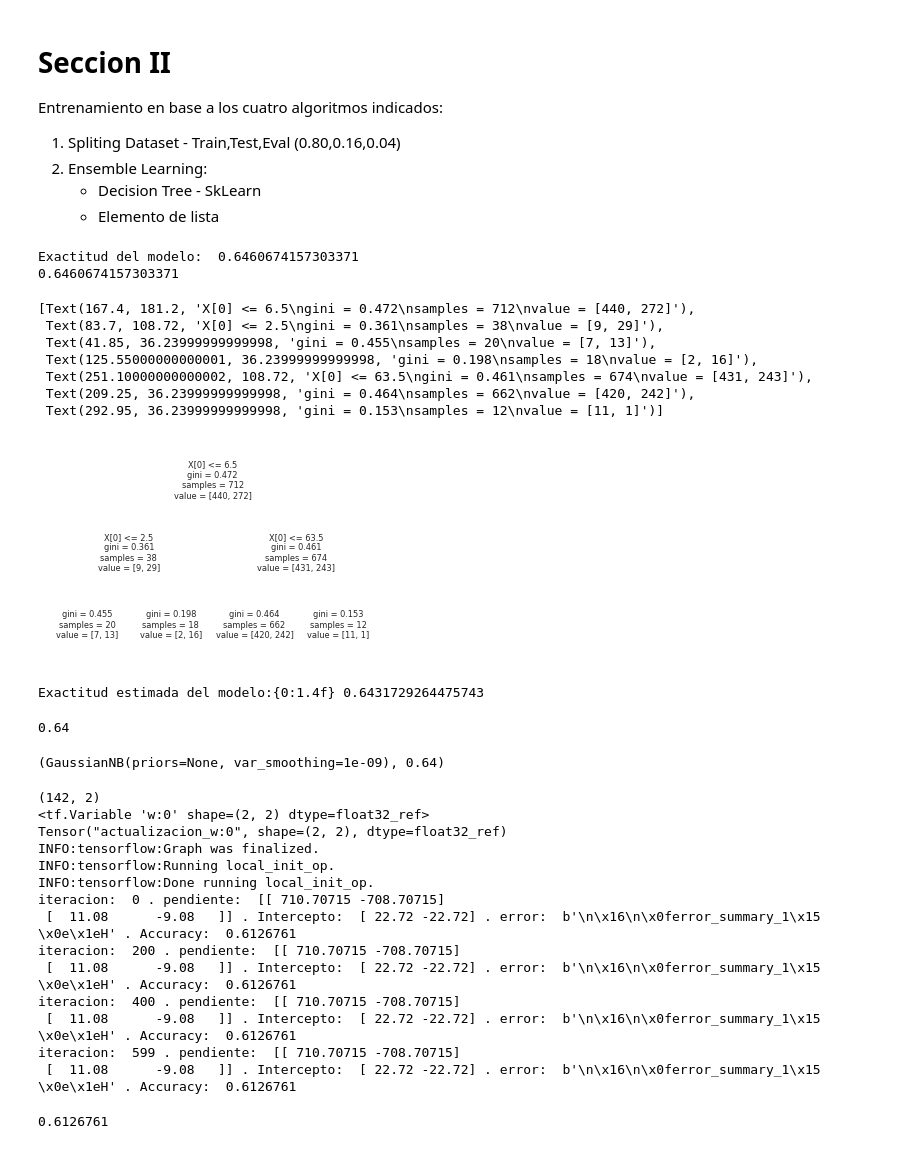
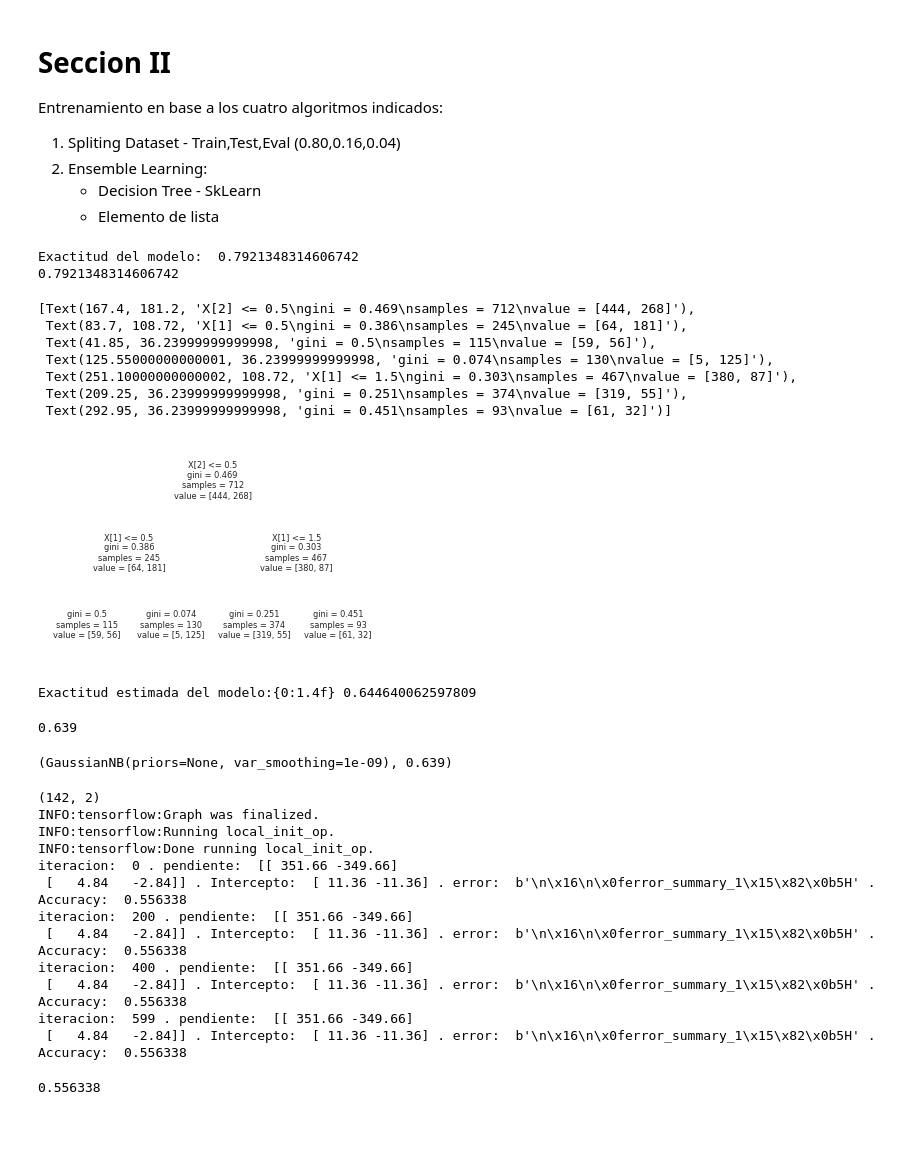
Before and after one commit to JS-DS-coder/CienciaDeDatos2021, a Jupyter notebook: sobreviviendoaltitanicyaSL.ipynb, the cells around one changed output. Cells and saved outputs as stored; diff of their text form; code cells hidden in the pictures.

```diff
--- a/sobreviviendoaltitanicyaSL.ipynb
+++ b/sobreviviendoaltitanicyaSL.ipynb
@@ -379,35 +407,35 @@ Test,Eval = train_test_split(Test1,train_size=0.8, random_state=42)
 # %%
 #sklearn DecisionTree
-def DecisionTree(y,columnas):
+def DecisionTree(y,columnas,depth):
   x = Train[columnas]
-  tree_model = tree.DecisionTreeClassifier(max_depth = 2)
+  tree_model = tree.DecisionTreeClassifier(max_depth = depth)
   model = tree_model.fit(X = x,
                          y = y)
   accDT = model.score(X = x,
                           y = y)# We calculate accuracy with the fold validation data
 
 
   print('Exactitud del modelo: ',str(accDT))
 
   return model,accDT
 
-c = ["Age"]
+c = ["Fare","passenger_class","passenger_sex"]
 ytrain = Train["passenger_survived"]
 accDT1 =0
-traintree,accDT1 = DecisionTree(ytrain,c)
+traintree,accDT1 = DecisionTree(ytrain,c,2)
 print(accDT1)
 tree.plot_tree(traintree)
 # %% [output]
-Exactitud del modelo:  0.6460674157303371
-0.6460674157303371
+Exactitud del modelo:  0.7921348314606742
+0.7921348314606742
-[Text(167.4, 181.2, 'X[0] <= 6.5\ngini = 0.472\nsamples = 712\nvalue = [440, 272]'),
- Text(83.7, 108.72, 'X[0] <= 2.5\ngini = 0.361\nsamples = 38\nvalue = [9, 29]'),
- Text(41.85, 36.23999999999998, 'gini = 0.455\nsamples = 20\nvalue = [7, 13]'),
- Text(125.55000000000001, 36.23999999999998, 'gini = 0.198\nsamples = 18\nvalue = [2, 16]'),
- Text(251.10000000000002, 108.72, 'X[0] <= 63.5\ngini = 0.461\nsamples = 674\nvalue = [431, 243]'),
- Text(209.25, 36.23999999999998, 'gini = 0.464\nsamples = 662\nvalue = [420, 242]'),
- Text(292.95, 36.23999999999998, 'gini = 0.153\nsamples = 12\nvalue = [11, 1]')]
+[Text(167.4, 181.2, 'X[2] <= 0.5\ngini = 0.469\nsamples = 712\nvalue = [444, 268]'),
+ Text(83.7, 108.72, 'X[1] <= 0.5\ngini = 0.386\nsamples = 245\nvalue = [64, 181]'),
+ Text(41.85, 36.23999999999998, 'gini = 0.5\nsamples = 115\nvalue = [59, 56]'),
+ Text(125.55000000000001, 36.23999999999998, 'gini = 0.074\nsamples = 130\nvalue = [5, 125]'),
+ Text(251.10000000000002, 108.72, 'X[1] <= 1.5\ngini = 0.303\nsamples = 467\nvalue = [380, 87]'),
+ Text(209.25, 36.23999999999998, 'gini = 0.251\nsamples = 374\nvalue = [319, 55]'),
+ Text(292.95, 36.23999999999998, 'gini = 0.451\nsamples = 93\nvalue = [61, 32]')]
-[figure, old version]
+[figure, new version]
 # %%
 #svm con sklearn
 def svm (y,columnas):
@@ -421,12 +449,12 @@ def svm (y,columnas):
   #clf.return_train_score
   return clf,format(gpd['mean_test_score'][clf.best_index_])
 
-ytrain = Train[["passenger_survived"]]
+ytrain = Train["passenger_survived"]
 svmr,acc = svm(ytrain,c)
 
 print("Exactitud estimada del modelo:{0:1.4f}",acc)
 # %% [output]
-Exactitud estimada del modelo:{0:1.4f} 0.6431729264475743
+Exactitud estimada del modelo:{0:1.4f} 0.644640062597809
 # %%
 def naiveBayes(y,columnas):
   x = Train[columnas]
@@ -442,8 +470,8 @@ def naiveBayes(y,columnas):
 ytrain = Train[["passenger_survived"]]
 naiveBayes(ytrain,c)
 # %% [output]
-0.64
+0.639
-(GaussianNB(priors=None, var_smoothing=1e-09), 0.64)
+(GaussianNB(priors=None, var_smoothing=1e-09), 0.639)
 # %%
 class LogisticRegression:
   def __init__(self,no_features,no_clases,beta,L2):
@@ -570,7 +598,7 @@ def miniBatchGradientDescentRLB (PDataset,columnas,n,learning_rate,epoch,Pbeta,P
  # plt.legend()
  # plt.show()
 # %%
-#x = Train[["Age","Parch"]]
+x = Train[["Age","Parch"]]
 c = ["Age","Parch"]
 numFeatures = x.shape[1]
 numlabels = 2
@@ -578,20 +606,18 @@ y = Train[["passenger_survived"]]
 miniBatchGradientDescentRLB (Train,c,0.2,0.01,600,0.001,1,numFeatures,numlabels)
 # %% [output]
 (142, 2)
-<tf.Variable 'w:0' shape=(2, 2) dtype=float32_ref>
-Tensor("actualizacion_w:0", shape=(2, 2), dtype=float32_ref)
 INFO:tensorflow:Graph was finalized.
 INFO:tensorflow:Running local_init_op.
 INFO:tensorflow:Done running local_init_op.
-iteracion:  0 . pendiente:  [[ 710.70715 -708.70715]
- [  11.08      -9.08   ]] . Intercepto:  [ 22.72 -22.72] . error:  b'\n\x16\n\x0ferror_summary_1\x15 \x0e\x1eH' . Accuracy:  0.6126761
-iteracion:  200 . pendiente:  [[ 710.70715 -708.70715]
- [  11.08      -9.08   ]] . Intercepto:  [ 22.72 -22.72] . error:  b'\n\x16\n\x0ferror_summary_1\x15 \x0e\x1eH' . Accuracy:  0.6126761
-iteracion:  400 . pendiente:  [[ 710.70715 -708.70715]
- [  11.08      -9.08   ]] . Intercepto:  [ 22.72 -22.72] . error:  b'\n\x16\n\x0ferror_summary_1\x15 \x0e\x1eH' . Accuracy:  0.6126761
-iteracion:  599 . pendiente:  [[ 710.70715 -708.70715]
- [  11.08      -9.08   ]] . Intercepto:  [ 22.72 -22.72] . error:  b'\n\x16\n\x0ferror_summary_1\x15 \x0e\x1eH' . Accuracy:  0.6126761
+iteracion:  0 . pendiente:  [[ 351.66 -349.66]
+ [   4.84   -2.84]] . Intercepto:  [ 11.36 -11.36] . error:  b'\n\x16\n\x0ferror_summary_1\x15\x82\x0b5H' . Accuracy:  0.556338
+iteracion:  200 . pendiente:  [[ 351.66 -349.66]
+ [   4.84   -2.84]] . Intercepto:  [ 11.36 -11.36] . error:  b'\n\x16\n\x0ferror_summary_1\x15\x82\x0b5H' . Accuracy:  0.556338
+iteracion:  400 . pendiente:  [[ 351.66 -349.66]
+ [   4.84   -2.84]] . Intercepto:  [ 11.36 -11.36] . error:  b'\n\x16\n\x0ferror_summary_1\x15\x82\x0b5H' . Accuracy:  0.556338
+iteracion:  599 . pendiente:  [[ 351.66 -349.66]
+ [   4.84   -2.84]] . Intercepto:  [ 11.36 -11.36] . error:  b'\n\x16\n\x0ferror_summary_1\x15\x82\x0b5H' . Accuracy:  0.556338
-0.6126761
+0.556338
 # %%
 #Funcion de experimentacion - Agrupa los 4 algoritmos,  los agrupa para entrenar, guardando el nuvel de acurracy de cada uno
 # y permitiendo sacar conclusiones.
```
Also changed, not shown: parts of 12 cells of this notebook.
